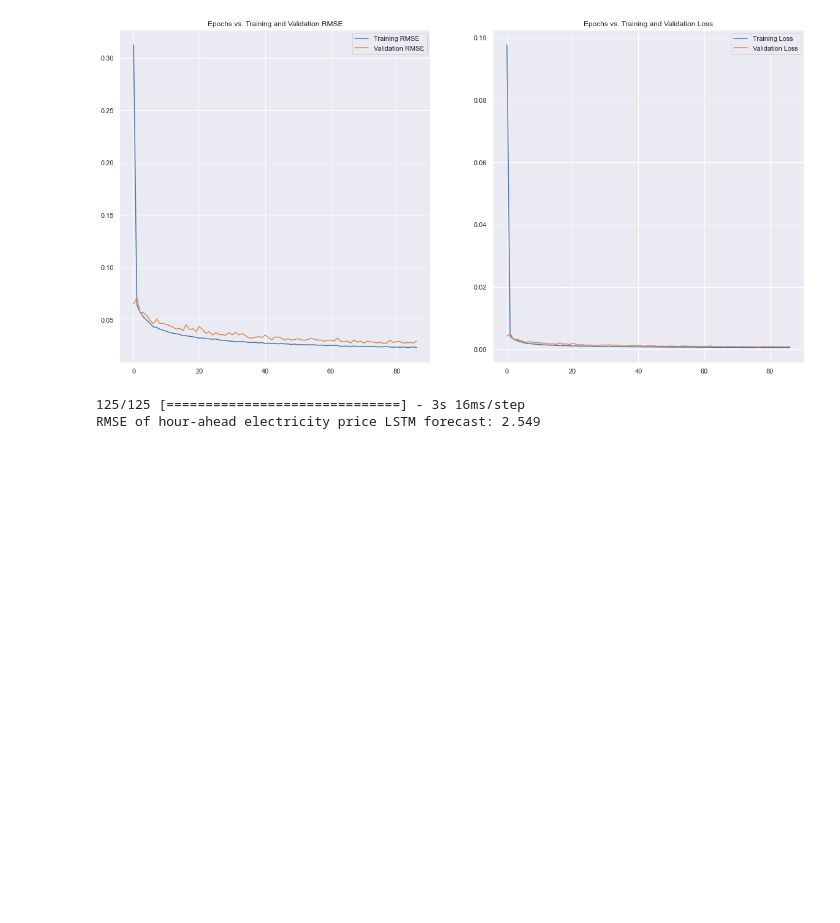
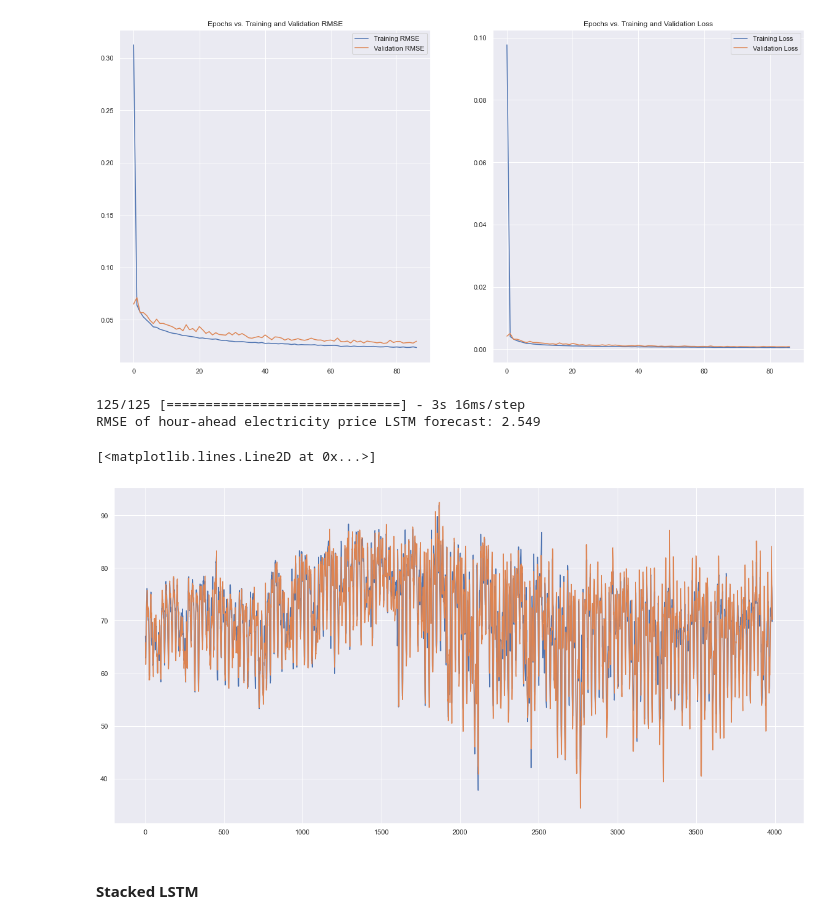
Before and after one commit to montgoz007/electricity-price-forecasting, a Jupyter notebook: EDA.ipynb, the cells around one changed output. Saved outputs shown, nothing was run; the diff lists cells and outputs as text; code cells hidden in the pictures; blank space fills up the shorter version.

Commit message:
LSTM variations

```diff
--- a/EDA.ipynb
+++ b/EDA.ipynb
@@ -1092,3 +1092,12 @@ print('RMSE of hour-ahead electricity price LSTM forecast: {}'
 # %% [output]
 125/125 [==============================] - 3s 16ms/step
 RMSE of hour-ahead electricity price LSTM forecast: 2.549
+# %%
+plt.figure(figsize=(20,10))
+plt.plot(y_test_inv)
+plt.plot(lstm_forecast)#, alpha=0.5)
+# %% [output]
+[<matplotlib.lines.Line2D at 0x...>]
+[figure, added]
+# %% [markdown]
+#### Stacked LSTM
```
Also changed, not shown: parts of 24 cells of this notebook, 5 other files.
